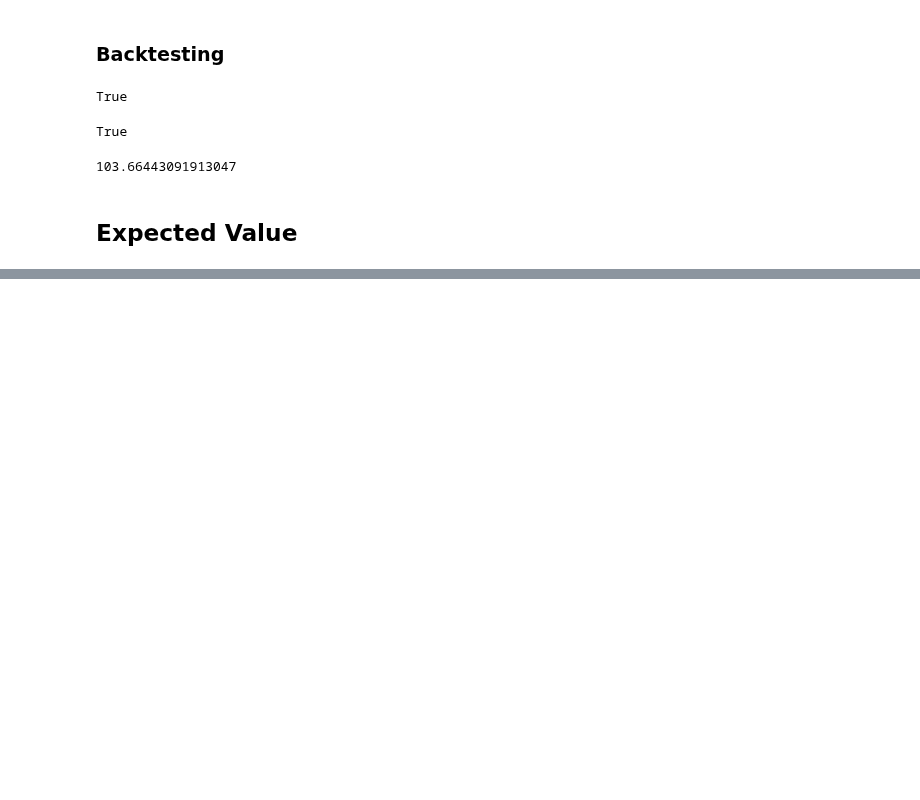
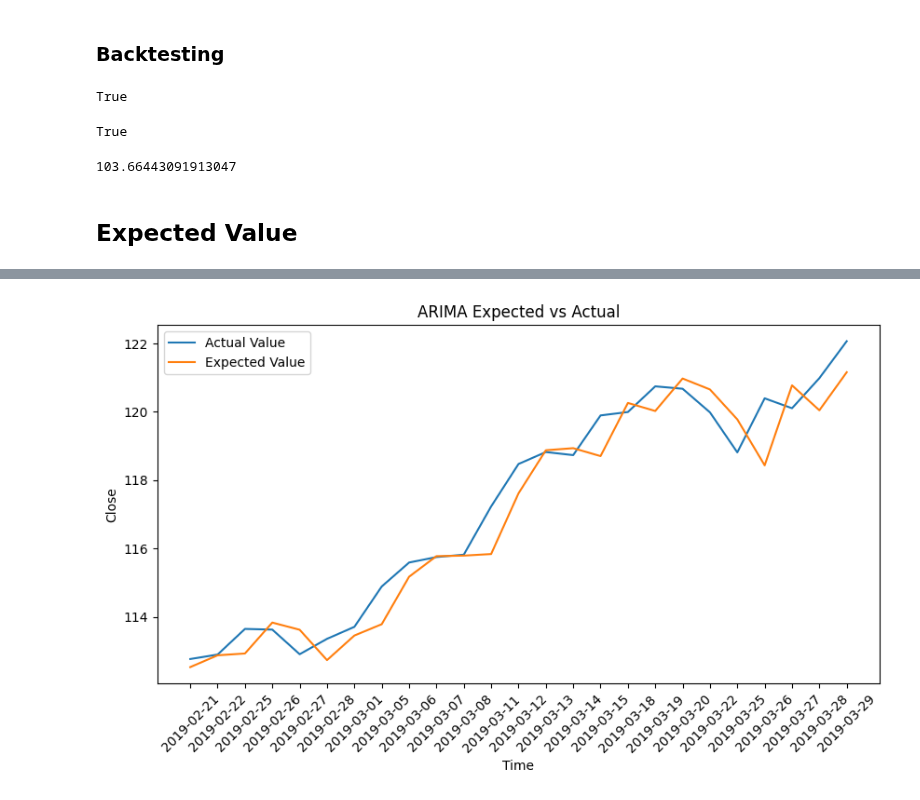
Before and after one commit to pagar22/laxmi-chit-fund, a Jupyter notebook: notebooks/kelly.ipynb, the cells around one changed output, grey strips where cells are left out. Cells and saved outputs as stored; diff of their text form; code cells hidden in the pictures; blank space fills up the shorter version.

Commit message:
feat: expected value prediction

```diff
--- a/notebooks/kelly.ipynb
+++ b/notebooks/kelly.ipynb
@@ -173,0 +180,5 @@ indexes
+# %%
+constituent = "Nippon India ETF Nifty 50 BeES"
+df = pd.DataFrame.from_dict(candles[constituent], orient="index")
+df_close = df["close"].to_frame()
+df_close.head()
@@ -173,0 +192,6 @@ indexes
+# %%
+m = 4 # Quarterly data
+model = auto_arima(df_close, seasonal=True, trace=True, m=m)
+best_order = model.get_params()["order"]
+best_seasonal_order = model.get_params()["seasonal_order"]
+best_order, best_seasonal_order
@@ -173,0 +217,29 @@ indexes
+# %%
+def get_expected_value(candles: list):
+    model = ARIMA(candles, order=best_order)
+    model_fit = model.fit()
+    expected_value = model_fit.forecast()
+    return expected_value[0]
+# %%
+temp = df_close["close"].values
+train_split = int(0.6 * len(temp)) # 60-40 split
+train, test = temp[:train_split], temp[train_split:]
+
+
+candles = [c for c in train]
+expected_values = []
+for candle in test:
+    expected_values.append(get_expected_value(candles))
+    candles.append(candle)
+# %%
+plt.figure(figsize=(10, 5))
+plt.title('ARIMA Expected vs Actual')
+plt.xlabel('Time')
+plt.ylabel('Close')
+plt.xticks(rotation=45)
+plt.plot(df_close.iloc[train_split:].index, test, label='Actual Value')
+plt.plot(df_close.iloc[train_split:].index, expected_values, label='Expected Value')
+plt.legend()
+plt.show()
+# %% [output]
+[figure, added]
```
Also changed, not shown: parts of 4 cells of this notebook, 1 other file.
